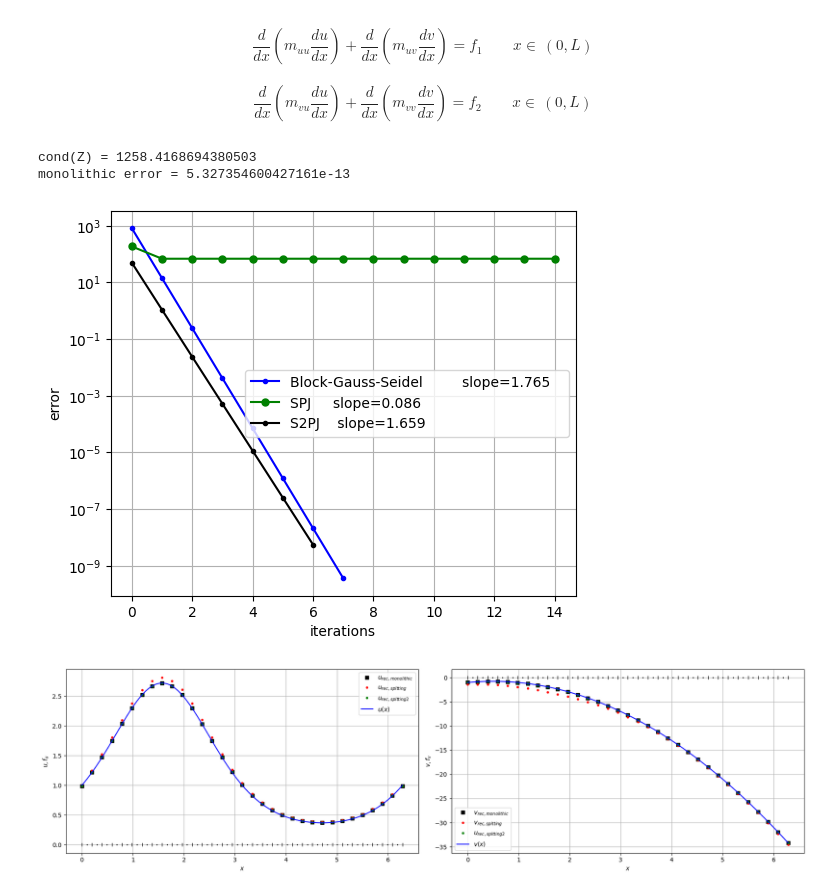
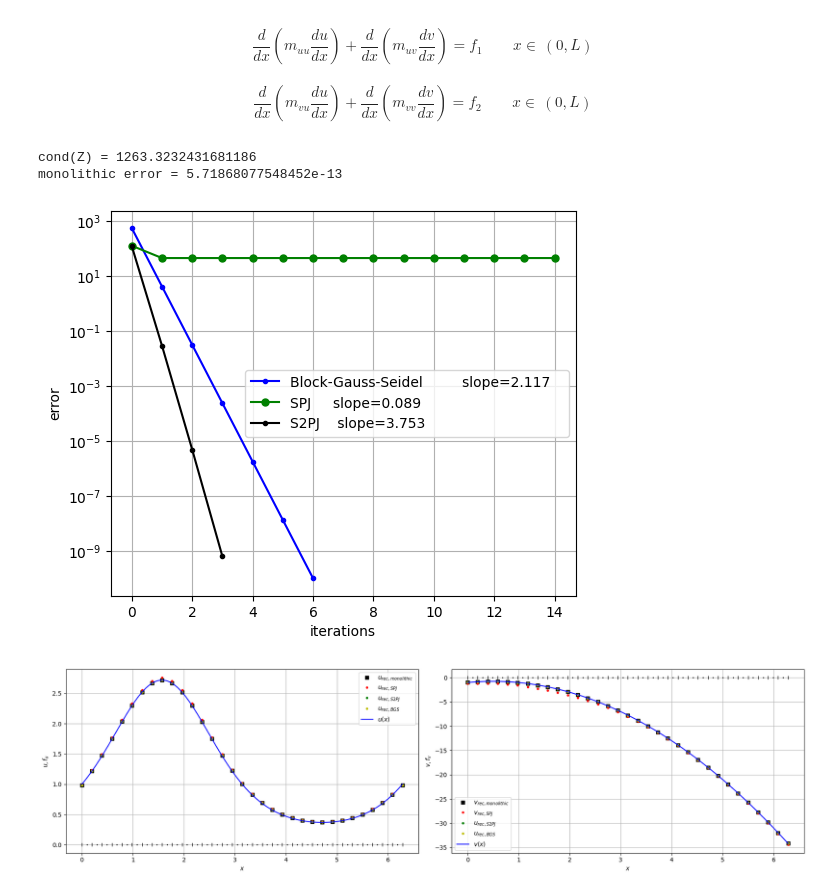
Before and after one commit to multiform-UoN/splittingschemes, a Jupyter notebook: python/fvm1D_quadLaplacian.ipynb, the cells around one changed output. Drawn from its saved outputs; the diff is of its cells as text; code cells hidden in the pictures.

```diff
--- a/python/fvm1D_quadLaplacian.ipynb
+++ b/python/fvm1D_quadLaplacian.ipynb
@@ -84,7 +84,7 @@ kwargs = {
     'C': 4.0, #frequency
 
     # muv=mvu coefficients
-    'D': 0.3, #const
+    'D': 0.2, #const
     'E': 0.0, #slope
 
     # mvv coefficients
@@ -165,38 +165,40 @@ ax[0].set_ylabel(r'$u,f_u$')
 ax[0].plot(x, 0*x, '|', color='k', markersize=6.0)
 ax[0].plot(xc, 0*xc, '.', color='k', markersize=2.0)
 ax[0].plot(x, mylib.fvm_reconstruct_1D(u), 'sk' , label=r'$u_{rec,monolithic}$', linewidth=linewidth)
-ax[0].plot(x, mylib.fvm_reconstruct_1D(u_SPJ), '.r' , label=r'$u_{rec,spltting}$', linewidth=linewidth)
-ax[0].plot(x, mylib.fvm_reconstruct_1D(u_S2PJ), '.g' , label=r'$u_{rec,spltting2}$', linewidth=linewidth)
+ax[0].plot(x, mylib.fvm_reconstruct_1D(u_SPJ), '.r' , label=r'$u_{rec,SPJ}$', linewidth=linewidth)
+ax[0].plot(x, mylib.fvm_reconstruct_1D(u_S2PJ), '.g' , label=r'$u_{rec,S2PJ}$', linewidth=linewidth)
+ax[0].plot(x, mylib.fvm_reconstruct_1D(u_BGS), '.y' , label=r'$u_{rec,BGS}$', linewidth=linewidth)
 # ax[0].plot(xc, u, '_y', label=r'$\frac{1}{|cell|}\int u\,dx$', markersize=markersize)
 ax[0].plot(xfine, u_sol(xfine, kwargs), '-b', label=r'$u(x)$')
 #ax[0].plot(xfine, m_u(xfine, kwargs), '--g', label=r'$m_u(x)$')
 #ax[0].plot(xfine, f_u(xfine, kwargs), '--c', label=r'$f_u(x)$')
 ax[0].legend()
 ax[0].grid()
 
 ax[1].set_xlabel(r'$x$')
 ax[1].set_ylabel(r'$v,f_v$')
 ax[1].plot(x, 0*x, '|', color='k', markersize=6.0)
 ax[1].plot(xc, 0*xc, '.', color='k', markersize=2.0)
 ax[1].plot(x, mylib.fvm_reconstruct_1D(v), 'sk' , label=r'$v_{rec,monolithic}$', linewidth=linewidth)
-ax[1].plot(x, mylib.fvm_reconstruct_1D(v_SPJ), '.r' , label=r'$v_{rec,spltting}$', linewidth=linewidth)
-ax[1].plot(x, mylib.fvm_reconstruct_1D(v_S2PJ), '.g' , label=r'$u_{rec,spltting2}$', linewidth=linewidth)
+ax[1].plot(x, mylib.fvm_reconstruct_1D(v_SPJ), '.r' , label=r'$v_{rec,SPJ}$', linewidth=linewidth)
+ax[1].plot(x, mylib.fvm_reconstruct_1D(v_S2PJ), '.g' , label=r'$u_{rec,S2PJ}$', linewidth=linewidth)
+ax[1].plot(x, mylib.fvm_reconstruct_1D(v_BGS), '.y' , label=r'$u_{rec,BGS}$', linewidth=linewidth)
 # ax[1].plot(xc, v, '_y', label=r'$\frac{1}{|cell|}\int v\,dx$', markersize=markersize)
 ax[1].plot(xfine, v_sol(xfine, kwargs), '-b', label=r'$v(x)$')
 #ax[1].plot(xfine, m_v(xfine, kwargs), '--g', label=r'$m_v(x)$')
 #ax[1].plot(xfine, f_v(xfine, kwargs), '--c', label=r'$f_v(x)$')
 ax[1].legend()
 ax[1].grid()
 
 #ax[0].plot(x, mylib.fvm_reconstruct_1D(fTOT), '-g' , label='furec', linewidth=linewidth)
 #ax[0].plot(xc, ff, '_g', label='ff', markersize=markersize)
 #ax[0].set_ylim(bottom=-4, top=4)
 #ax[1].set_ylim(bottom=-4, top=4)
 #ax[0].set_xlim([-0.001,0.1])
 plt.tight_layout()
 plt.show()
 # %% [output]
-cond(Z) = 1258.4168694380503
-monolithic error = 5.327354600427161e-13
+cond(Z) = 1263.3232431681186
+monolithic error = 5.71868077548452e-13
-[figure, old version]
+[figure, new version]
-[figure, old version]
+[figure, new version]
```
Also changed, not shown: parts of 2 cells of this notebook, 3 other files.
